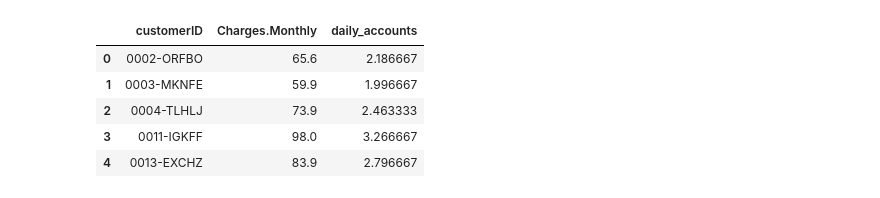
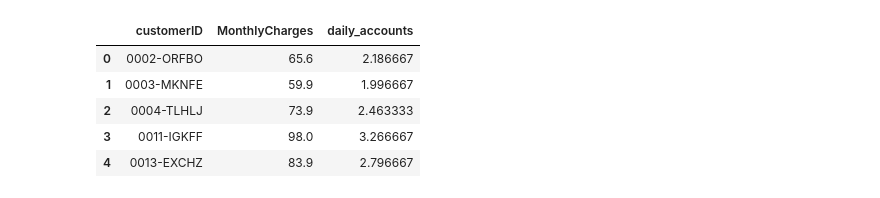
Before and after one commit to Branhell/TelecomX_LATAM, a Jupyter notebook: TelecomX_LATAM.ipynb, the cells around one changed output. Cells and saved outputs as stored; diff of their text form; code cells hidden in the pictures.

```diff
--- a/TelecomX_LATAM.ipynb
+++ b/TelecomX_LATAM.ipynb
@@ -2,11 +60,17 @@
 import pandas as pd
 import requests
 
-url = "https://raw.githubusercontent.com/ingridcristh/challenge2-data-science-LATAM/refs/heads/main/TelecomX_Data.json"
+# URL raw del archivo JSON
+url = "https://raw.githubusercontent.com/ingridcristh/challenge2-data-science-LATAM/main/TelecomX_Data.json"
 
+# Obtener datos desde la API (GitHub raw)
 response = requests.get(url)
 data = response.json()
 
+# Convertir a DataFrame base
+df = pd.DataFrame(data)
+
+# Ver primeras filas
 df.head()
 # %% [output]
 |  | customerID | Churn | customer | phone | internet | account |
@@ -45,13 +82,14 @@ dtype: object
 # %%
+# Normalizar columnas anidadas
 customer_df = pd.json_normalize(df['customer'])
-phone_df = pd.json_normalize(df['phone'])
+phone_df    = pd.json_normalize(df['phone'])
 internet_df = pd.json_normalize(df['internet'])
-account_df = pd.json_normalize(df['account'])
+account_df  = pd.json_normalize(df['account'])
 
-df_final = pd.concat(
-    [df[['customerID','Churn']], customer_df, phone_df, internet_df, account_df],
-    axis=1
-)
+# Unir todo en un solo DataFrame
+df_final = pd.concat([df[['customerID','Churn']], customer_df, phone_df, internet_df, account_df], axis=1)
 
-df_final.head()
+# Explorar columnas y tipos de datos
+print(df_final.dtypes)
+print(df_final.columns)
 # %% [output]
@@ -161,11 +153,11 @@ df_final['Charges.Total'] = pd.to_numeric(df_final['Charges.Total'], errors='coe
 # %%
 # Crear columna de cuentas diarias
-df_final['daily_accounts'] = df_final['Charges.Monthly'] / 30
+df_final['daily_accounts'] = df_final['MonthlyCharges'] / 30
 
 # Verificar primeras filas
-df_final[['customerID','Charges.Monthly','daily_accounts']].head()
+df_final[['customerID','MonthlyCharges','daily_accounts']].head()
 # %% [output]
-|  | customerID | Charges.Monthly | daily_accounts |
+|  | customerID | MonthlyCharges | daily_accounts |
 | 0 | 0002-ORFBO | 65.6 | 2.186667 |
 | 1 | 0003-MKNFE | 59.9 | 1.996667 |
 | 2 | 0004-TLHLJ | 73.9 | 2.463333 |
```
Also changed, not shown: parts of 22 cells of this notebook, 1 other file.
